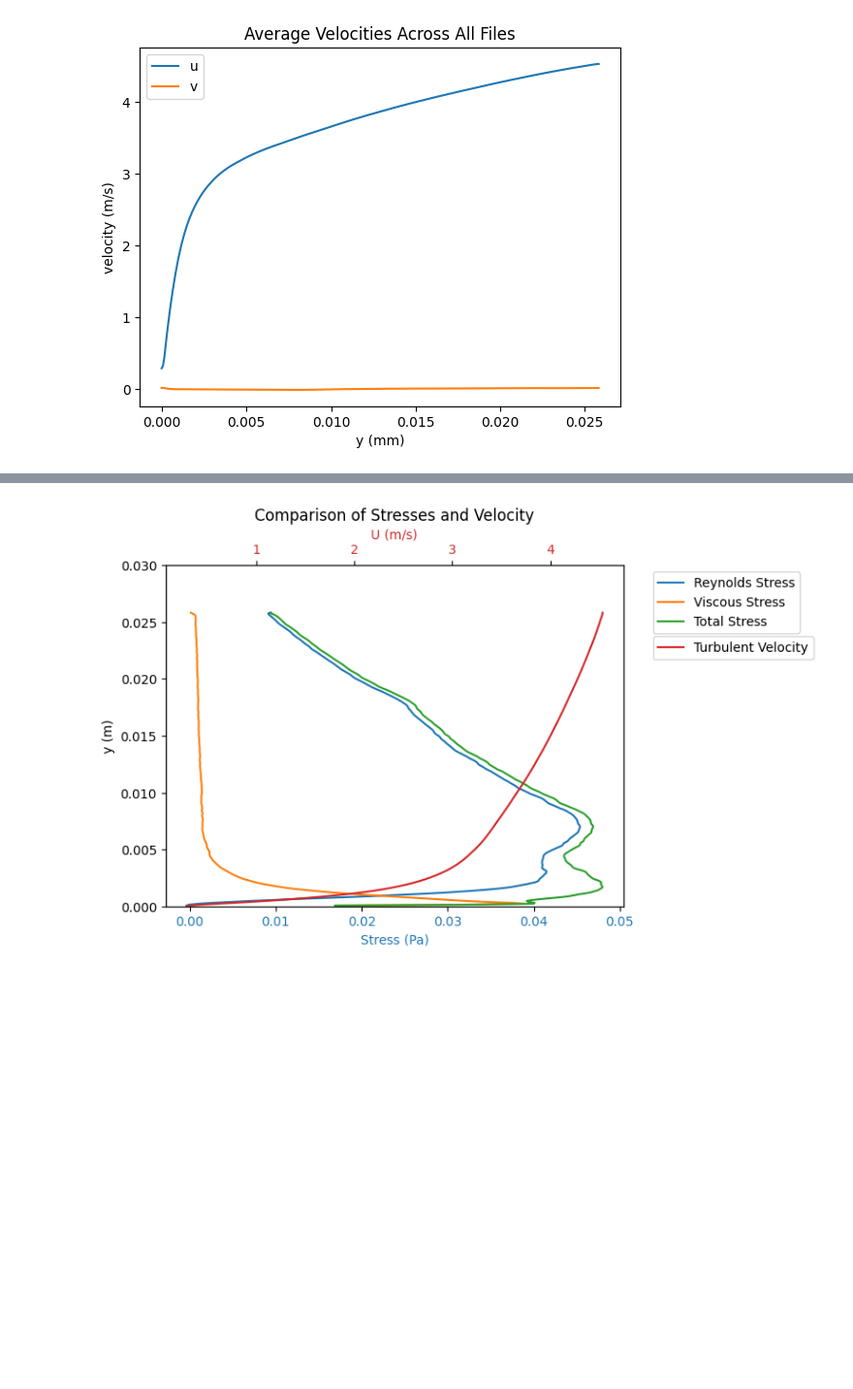
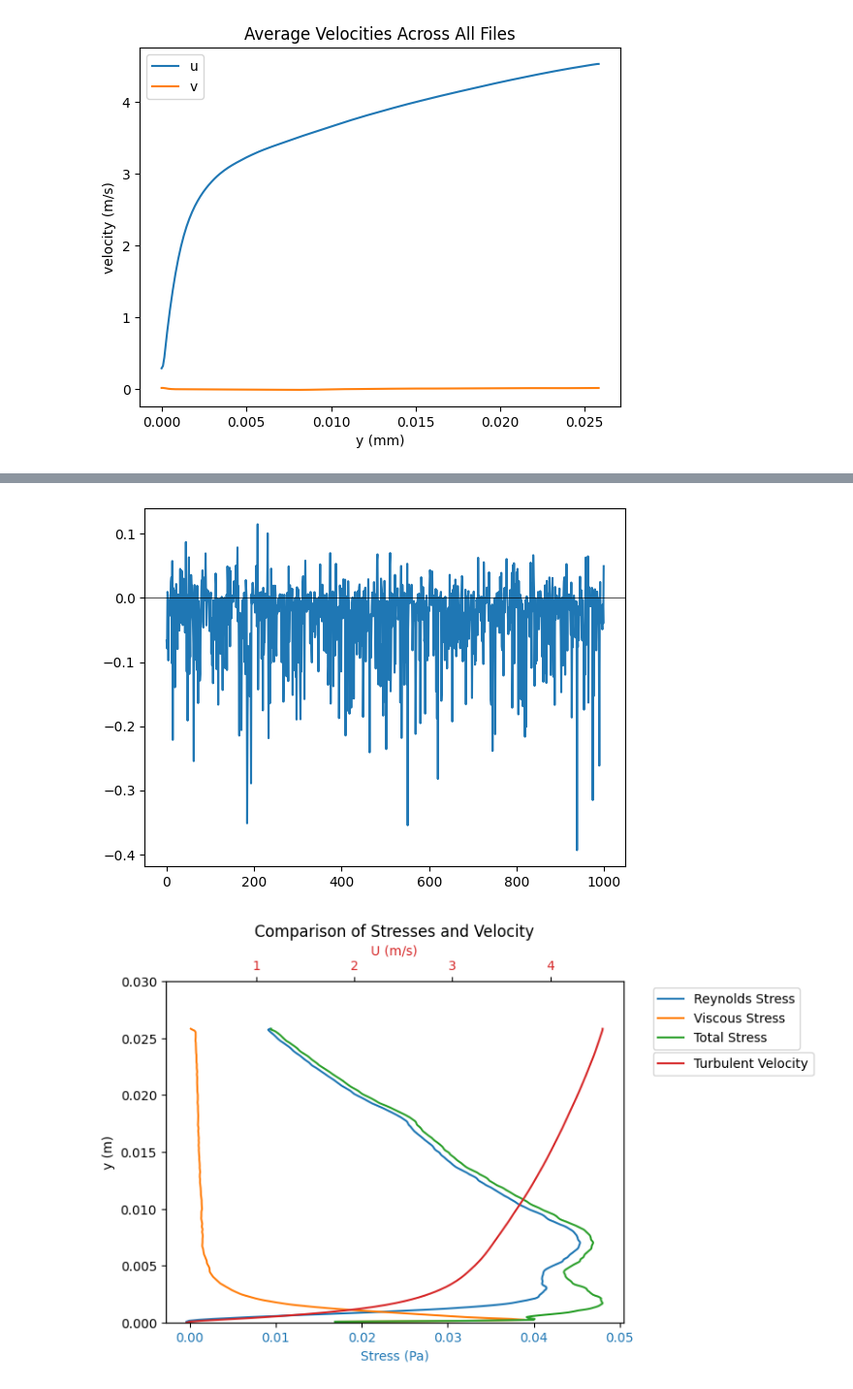
Before and after one commit to Jagardiner97/Boundary-Layers, a Jupyter notebook: Boundary Layers/BL Final Project/turbulent-characterization.ipynb, the cells around one changed output, grey strips where cells are left out. Shown: that part at 97% size. Saved outputs shown, nothing was run; the diff lists cells and outputs as text; code cells hidden in the pictures; blank space fills up the shorter version.

```diff
--- a/Boundary Layers/BL Final Project/turbulent-characterization.ipynb
+++ b/Boundary Layers/BL Final Project/turbulent-characterization.ipynb
@@ -307,3 +313,21 @@ for example in examples:
+# %%
+u_primes = []
+v_primes = []
+prod = []
+for i in range(1000):
+    u_primes.append(u_prime[i][25])
+    v_primes.append(v_prime[i][25])
+    prod.append(u_prime[i][25] * v_prime[i][25])
+filenum = []
+for i in range(len(u_primes)):
+    filenum.append(i)
+#plt.plot(filenum, u_primes, label="u'")
+#plt.plot(filenum, v_primes, label="v'")
+plt.plot(filenum, prod, label="prod")
+plt.axhline(y=0, color='black', linewidth=0.5)
+plt.show()
+# %% [output]
+[figure, added]
 # %%
 # Calculate dU/dy
 dudy = []
```
Also changed, not shown: parts of 5 cells of this notebook.
